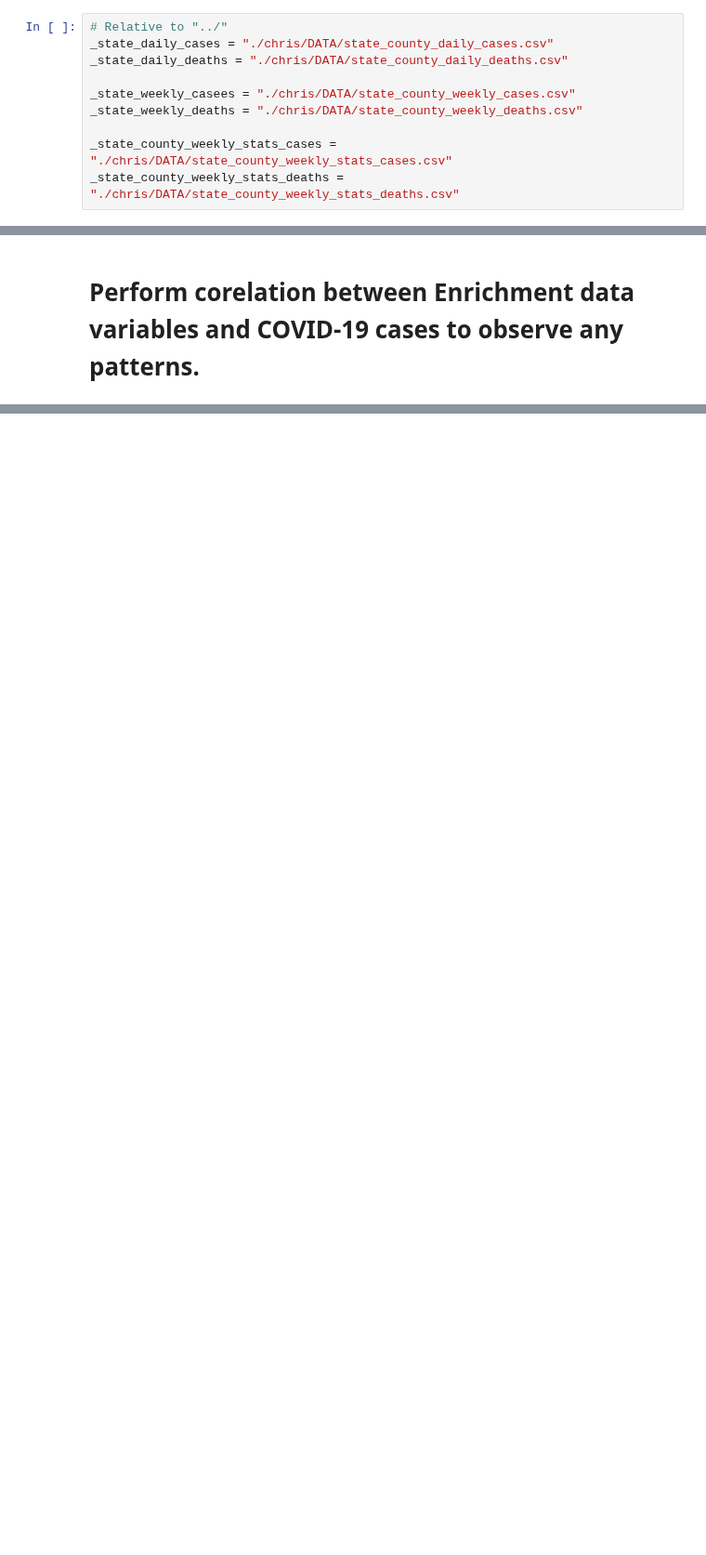
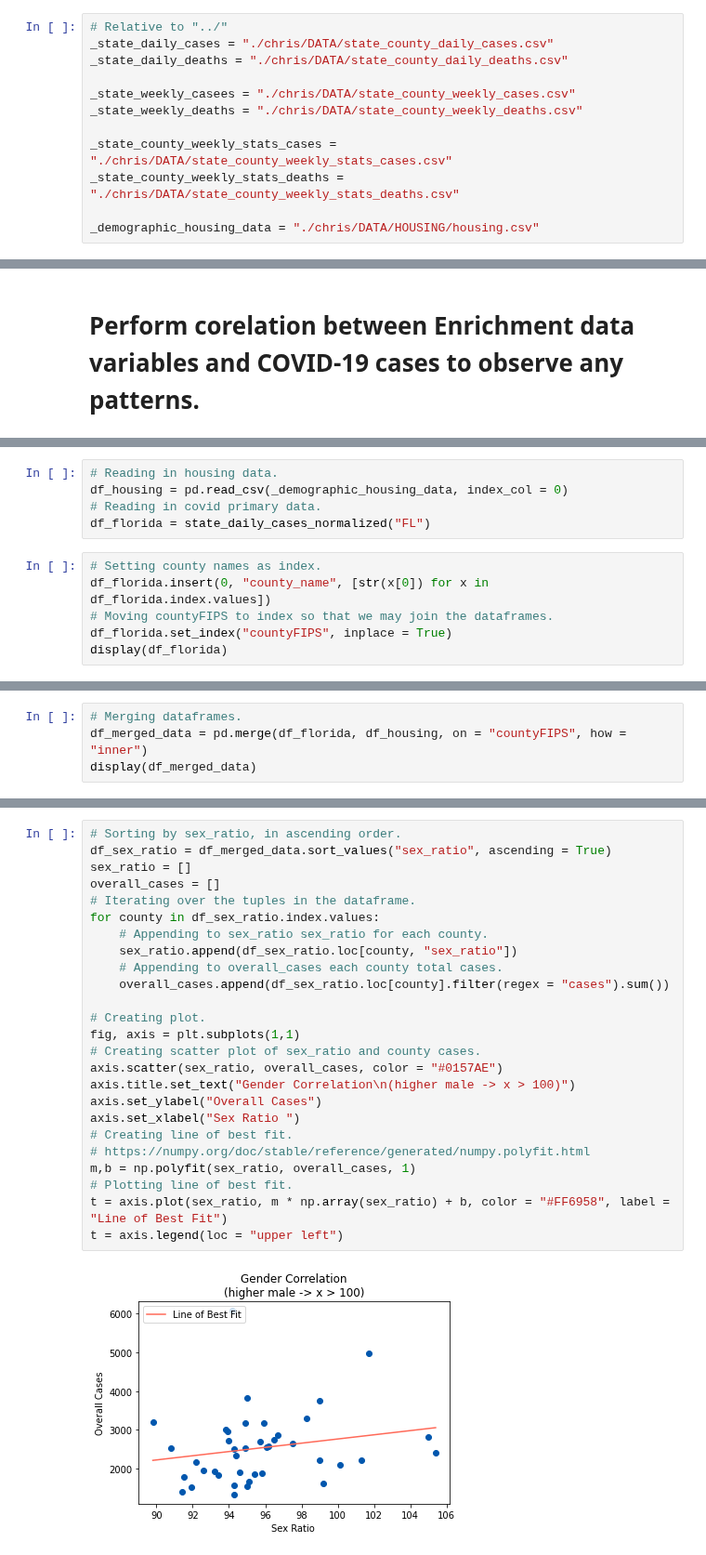
Before and after one commit to UNCG-CSE/COVID-Team-1, a Jupyter notebook: src/chris/stage2_task2_chris.ipynb, the cells around one changed output, grey strips where cells are left out. Shown at 93% size. Saved outputs shown, nothing was run; the diff lists cells and outputs as text; blank space fills up the shorter version.

```diff
--- a/src/chris/stage2_task2_chris.ipynb
+++ b/src/chris/stage2_task2_chris.ipynb
@@ -35,6 +40,8 @@ _state_weekly_deaths = "./chris/DATA/state_county_weekly_deaths.csv"
 
 _state_county_weekly_stats_cases = "./chris/DATA/state_county_weekly_stats_cases.csv"
 _state_county_weekly_stats_deaths = "./chris/DATA/state_county_weekly_stats_deaths.csv"
+
+_demographic_housing_data = "./chris/DATA/HOUSING/housing.csv"
 # %% [markdown]
 # Generate weekly statistics (mean, median, mode) for number of cases and deaths across a specific state.
 # %% [markdown]
@@ -420,0 +563,11 @@ axis.title.set_text(state +" mu: {:.2f}".format(mu_cases))
+# %%
+# Reading in housing data.
+df_housing = pd.read_csv(_demographic_housing_data, index_col = 0)
+# Reading in covid primary data.
+df_florida = state_daily_cases_normalized("FL")
+# %%
+# Setting county names as index.
+df_florida.insert(0, "county_name", [str(x[0]) for x in df_florida.index.values])
+# Moving countyFIPS to index so that we may join the dataframes.
+df_florida.set_index("countyFIPS", inplace = True)
+display(df_florida)
@@ -420,0 +604,4 @@ axis.title.set_text(state +" mu: {:.2f}".format(mu_cases))
+# %%
+# Merging dataframes.
+df_merged_data = pd.merge(df_florida, df_housing, on = "countyFIPS", how = "inner")
+display(df_merged_data)
@@ -420,0 +625,27 @@ axis.title.set_text(state +" mu: {:.2f}".format(mu_cases))
+# %%
+# Sorting by sex_ratio, in ascending order.
+df_sex_ratio = df_merged_data.sort_values("sex_ratio", ascending = True)
+sex_ratio = []
+overall_cases = []
+# Iterating over the tuples in the dataframe.
+for county in df_sex_ratio.index.values:
+    # Appending to sex_ratio sex_ratio for each county.
+    sex_ratio.append(df_sex_ratio.loc[county, "sex_ratio"])
+    # Appending to overall_cases each county total cases.
+    overall_cases.append(df_sex_ratio.loc[county].filter(regex = "cases").sum())
+
+# Creating plot.
+fig, axis = plt.subplots(1,1)
+# Creating scatter plot of sex_ratio and county cases.
+axis.scatter(sex_ratio, overall_cases, color = "#0157AE")
+axis.title.set_text("Gender Correlation\n(higher male -> x > 100)")
+axis.set_ylabel("Overall Cases")
+axis.set_xlabel("Sex Ratio ")
+# Creating line of best fit.
+# https://numpy.org/doc/stable/reference/generated/numpy.polyfit.html
+m,b = np.polyfit(sex_ratio, overall_cases, 1)
+# Plotting line of best fit.
+t = axis.plot(sex_ratio, m * np.array(sex_ratio) + b, color = "#FF6958", label = "Line of Best Fit")
+t = axis.legend(loc = "upper left")
+# %% [output]
+[figure, added]
```
Also changed, not shown: parts of 56 cells of this notebook, 6 other files.
